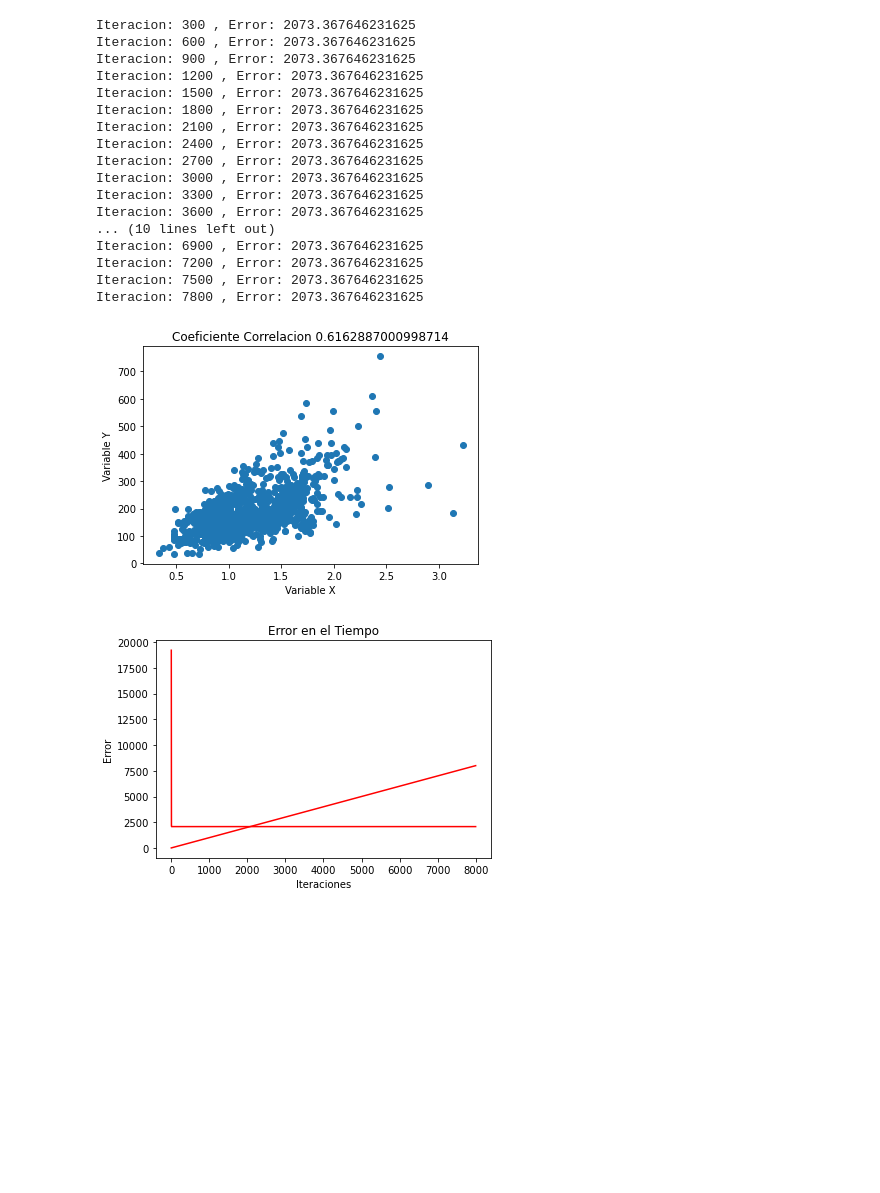
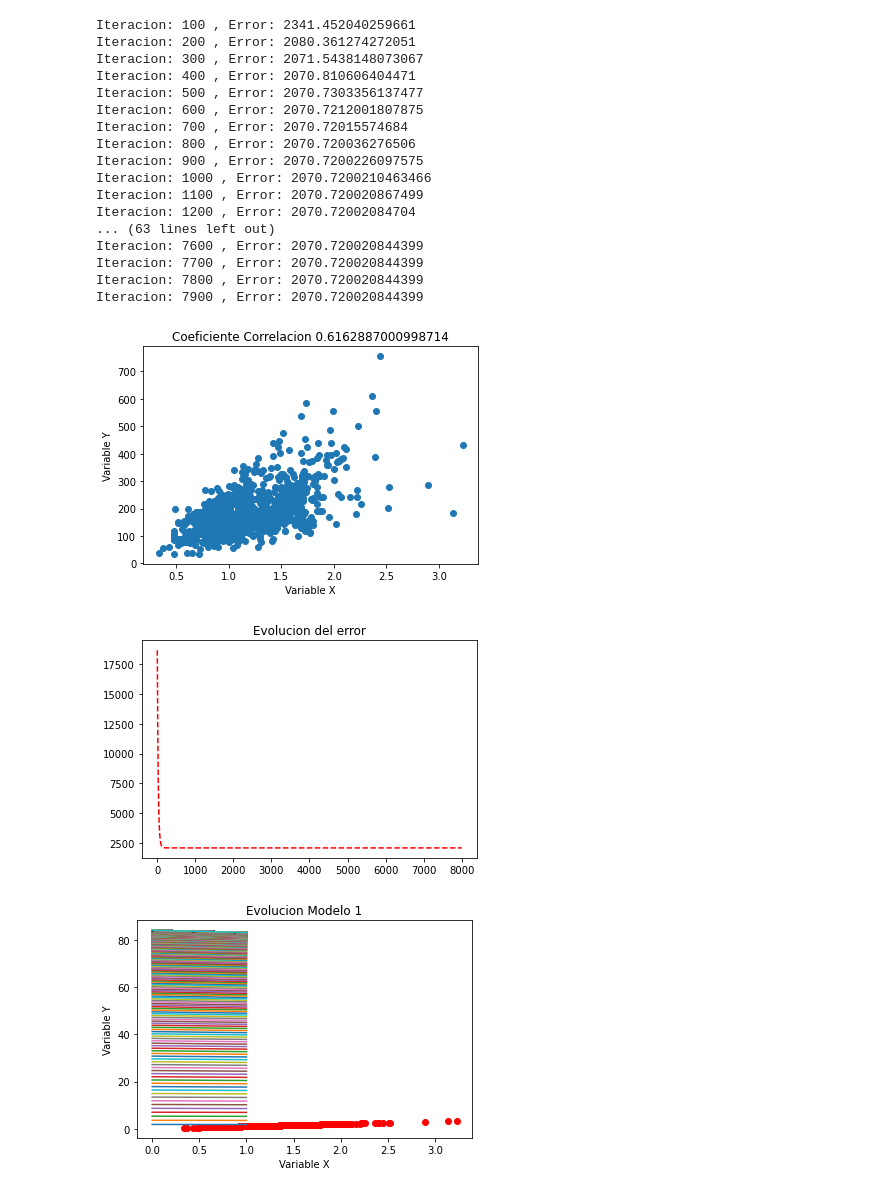
Before and after one commit to lmambrosio/PryFinalPython, a Jupyter notebook: ProyectoFinal.ipynb, the cells around one changed output. Drawn from its saved outputs; the diff is of its cells as text; code cells hidden in the pictures; blank space fills up the shorter version.

```diff
--- a/ProyectoFinal.ipynb
+++ b/ProyectoFinal.ipynb
@@ -159,29 +222,30 @@ class regresion_lineal:
 # %%
-pryfinal = regresion_lineal(8000,300,0.7)
+pryfinal = regresion_lineal(8000,100,0.01)
 # %% [output]
 Análisis Exploratorio Set de Entrenamiento
 Media:  [1.086]
 Maximo:  [3.228]
 Minimo:  [0.334]
 Rango:  [2.894]
 Desviacion:  [0.37362033]
 [figure]
-Iteracion: 300 , Error: 2073.367646231625
-Iteracion: 600 , Error: 2073.367646231625
-Iteracion: 900 , Error: 2073.367646231625
-Iteracion: 1200 , Error: 2073.367646231625
-Iteracion: 1500 , Error: 2073.367646231625
-Iteracion: 1800 , Error: 2073.367646231625
-Iteracion: 2100 , Error: 2073.367646231625
-Iteracion: 2400 , Error: 2073.367646231625
-Iteracion: 2700 , Error: 2073.367646231625
-Iteracion: 3000 , Error: 2073.367646231625
-Iteracion: 3300 , Error: 2073.367646231625
-Iteracion: 3600 , Error: 2073.367646231625
-... (10 lines left out)
-Iteracion: 6900 , Error: 2073.367646231625
-Iteracion: 7200 , Error: 2073.367646231625
-Iteracion: 7500 , Error: 2073.367646231625
-Iteracion: 7800 , Error: 2073.367646231625
+Iteracion: 100 , Error: 2341.452040259661
+Iteracion: 200 , Error: 2080.361274272051
+Iteracion: 300 , Error: 2071.5438148073067
+Iteracion: 400 , Error: 2070.810606404471
+Iteracion: 500 , Error: 2070.7303356137477
+Iteracion: 600 , Error: 2070.7212001807875
+Iteracion: 700 , Error: 2070.72015574684
+Iteracion: 800 , Error: 2070.720036276506
+Iteracion: 900 , Error: 2070.7200226097575
+Iteracion: 1000 , Error: 2070.7200210463466
+Iteracion: 1100 , Error: 2070.720020867499
+Iteracion: 1200 , Error: 2070.72002084704
+... (63 lines left out)
+Iteracion: 7600 , Error: 2070.720020844399
+Iteracion: 7700 , Error: 2070.720020844399
+Iteracion: 7800 , Error: 2070.720020844399
+Iteracion: 7900 , Error: 2070.720020844399
 [figure]
-[figure, old version]
+[figure, new version]
+[figure, added]
```
Also changed, not shown: parts of 2 cells of this notebook.
